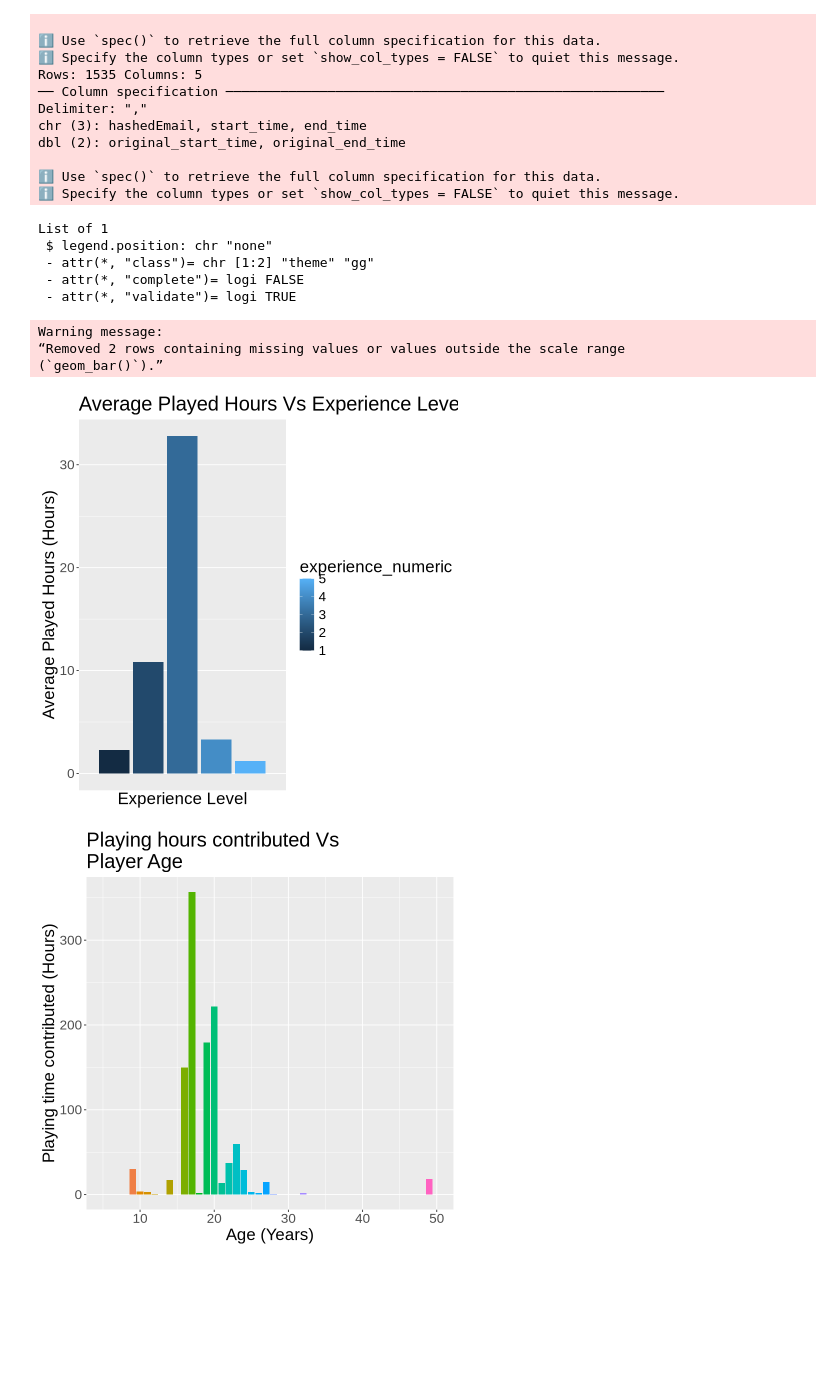
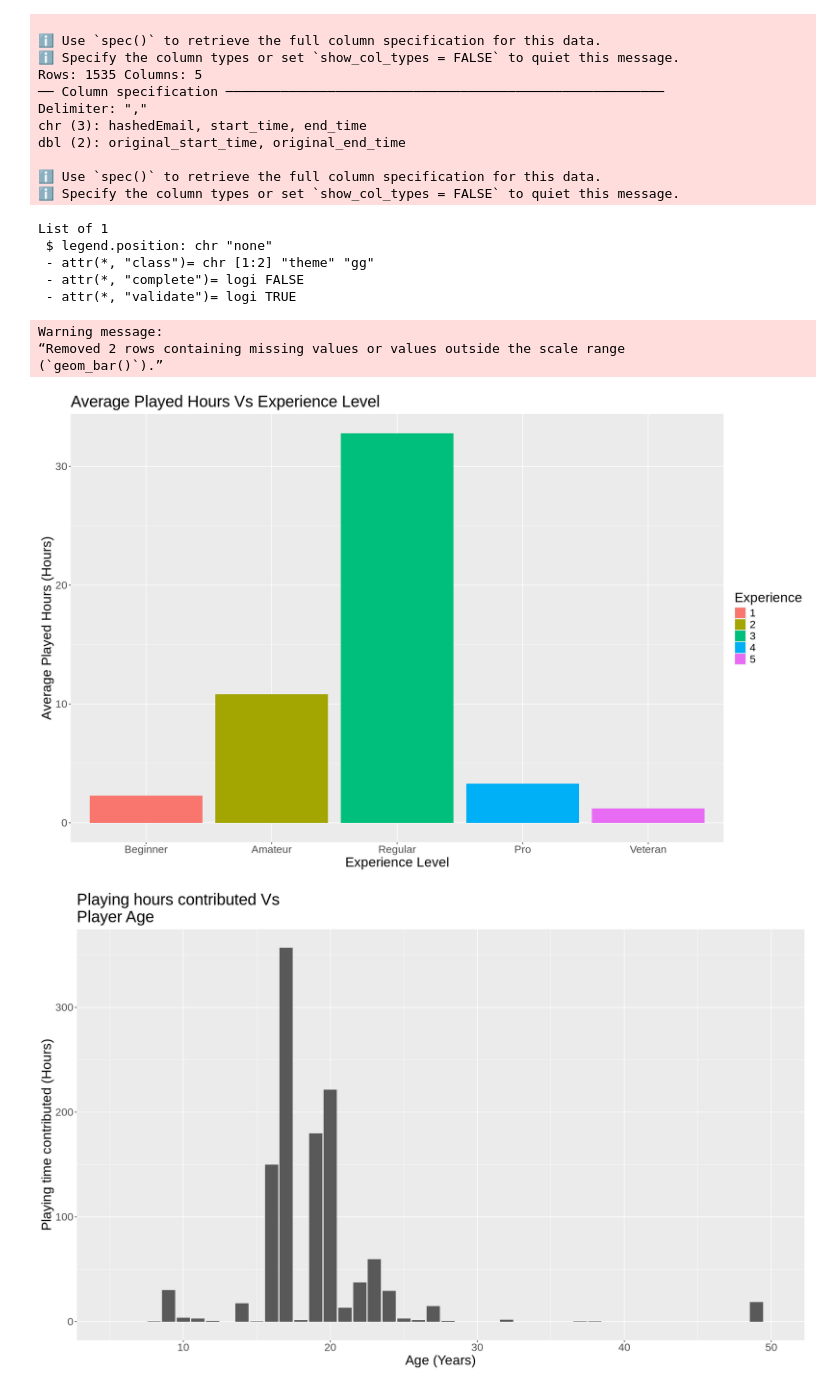
Before and after one commit to harpreeto6/Data_Science_Project, a Jupyter notebook: Minecraft_Analysis.ipynb, the cells around one changed output. Saved outputs shown, nothing was run; the diff lists cells and outputs as text; code cells hidden in the pictures; blank space fills up the shorter version.

Commit message:
visuals

```diff
--- a/Minecraft_Analysis.ipynb
+++ b/Minecraft_Analysis.ipynb
@@ -160,11 +160,12 @@ avg_played_hours <- merged_final |>
   summarise(avg_played_hours = mean(played_hours, na.rm = TRUE), .groups = "drop")
 
 # Bar plot to visualize average played hours by experience level
-ggplot(avg_played_hours, aes(x = experience_numeric, y = avg_played_hours, fill = experience_numeric)) +
+ggplot(avg_played_hours, aes(x = as.factor(experience_numeric), y = avg_played_hours, fill = as.factor(experience_numeric))) +
   geom_bar(stat = "identity") +
   labs(title = "Average Played Hours Vs Experience Level",
        x = "Experience Level",
-       y = "Average Played Hours (Hours)") +
+       y = "Average Played Hours (Hours)",
+      fill = "Experience") +
       scale_x_discrete(labels = c("Beginner", "Amateur", "Regular", "Pro", "Veteran")) +
     theme(text = element_text(size = 20))
     theme(legend.position = "none")
@@ -180,7 +181,7 @@ avg_played_hours_by_age <- merged_final |>
 ggplot(merged_final, aes(x = age, y = played_hours)) +
   geom_bar(stat = "identity") +
   labs(x = "Age (Years)",
-    y = "Playing time contributed (Hours)"
+    y = "Playing time contributed (Hours)",
     title = "Playing hours contributed Vs\nPlayer Age") +
     theme(text = element_text(size = 20)) +
      theme(legend.position = "none") +
@@ -191,8 +192,7 @@ ggplot(merged_final, aes(x = number_of_sessions, y = played_hours)) +
   geom_point() +
   labs(x = "Number of sessions",
     y = "Playing time contributed (Hours)",
-    fill = "Experience",
-    title = "Playing hours contributed Vs\nPlayer Age") +
+    title = "Playing hours contributed Vs\nnumber of sessions") +
     theme(text = element_text(size = 20)) +
      theme(legend.position = "none")
 
@@ -220,32 +220,32 @@ avg_played_hours <- merged_final |>
 # #   group_by(age) |>
 # #   summarise(avg_played_hours = mean(played_hours, na.rm = TRUE))
 
 # # Bar plot: Total Hours played by Age
 # ggplot(merged_final, aes(x = age, y = played_hours, fill = gender)) +
 #   geom_bar(stat = "identity") +
 #   labs(x = "Age (Years)",
 #     y = "Total Played Hours",
 #     title = "Total Played Hours Vs Age") +
 #     theme(text = element_text(size = 20)) +
 #      theme(legend.position = "none") +
 #     xlim(5,50)
 
 # # Bar plot: Total Hours played by number of sessions
 # ggplot(merged_final, aes(x = number_of_sessions, y = played_hours, fill = gender)) +
 #   geom_bar(stat = "identity") +
 #   labs(title = "Total Played Hours Vs Number of sessions",
 #        x = "Number of Sessions",
 #        y = "Total Played Hours")
 #     theme(text = element_text(size = 20))
 #     theme(legend.position = "none")
 # %% [output]
 List of 1
  $ legend.position: chr "none"
  - attr(*, "class")= chr [1:2] "theme" "gg"
  - attr(*, "complete")= logi FALSE
  - attr(*, "validate")= logi TRUE
 Warning message:
 “Removed 2 rows containing missing values or values outside the scale range
 (`geom_bar()`).”
-[figure, old version]
+[figure, new version]
-[figure, old version]
+[figure, new version]
```
Also changed, not shown: parts of 1 cell of this notebook.
